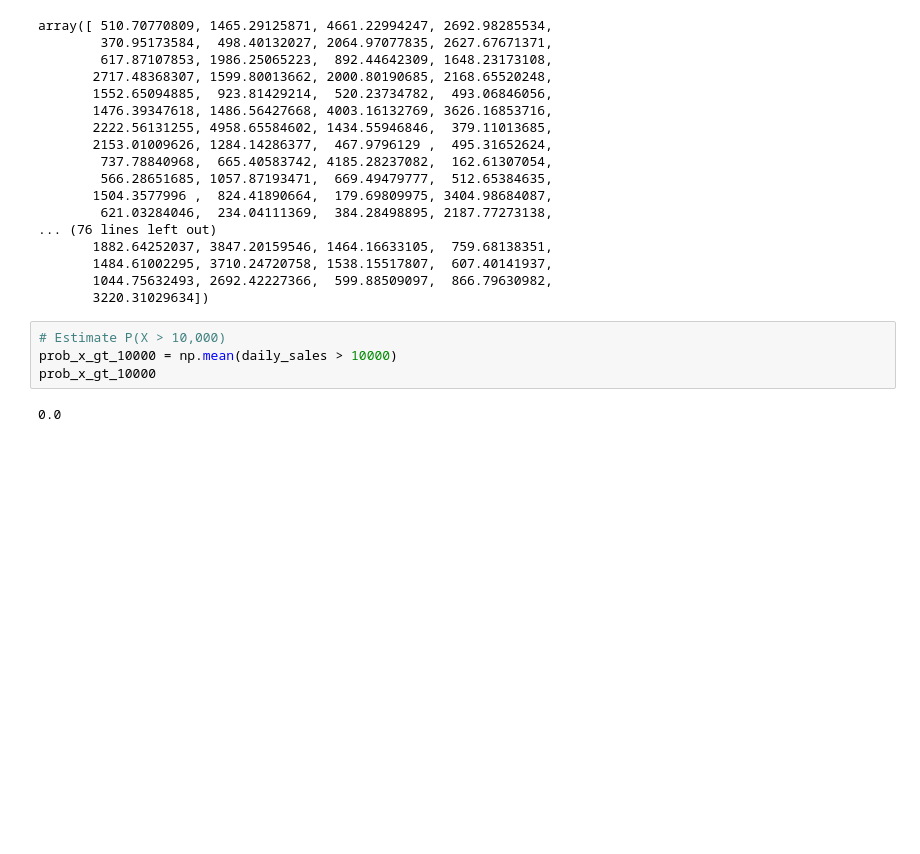
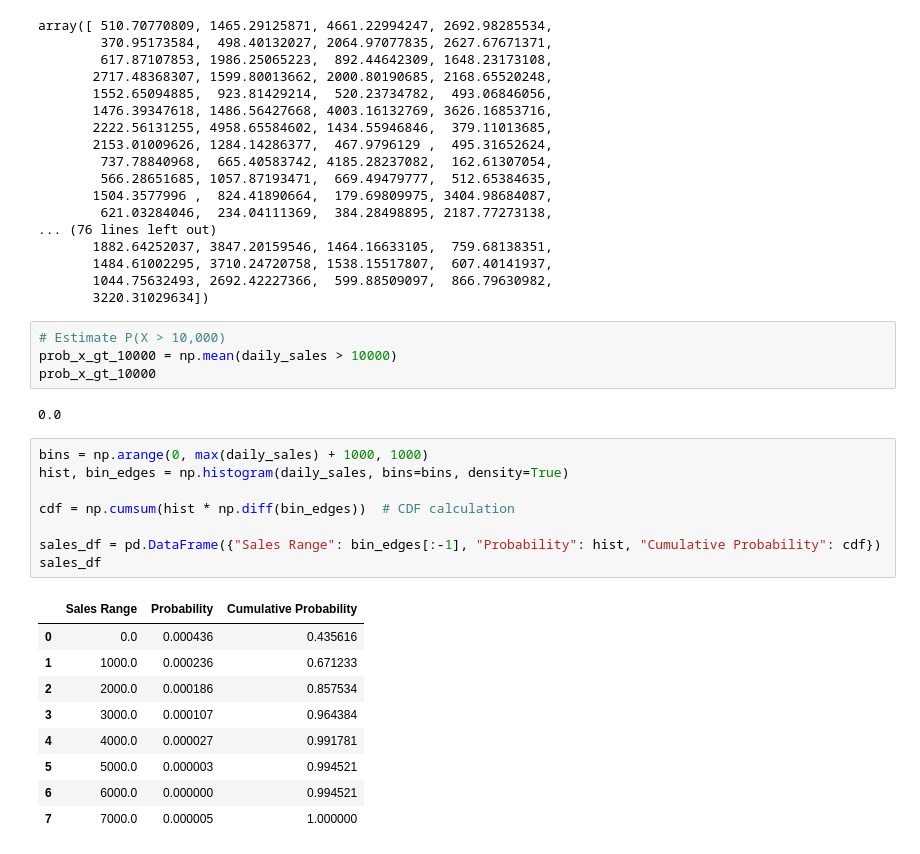
Before and after one commit to solayman-cs/CPS_6310, a Jupyter notebook: Assignment_3.ipynb, the cells around one changed output. Cells and saved outputs as stored; diff of their text form; blank space fills up the shorter version.

```diff
--- a/Assignment_3.ipynb
+++ b/Assignment_3.ipynb
@@ -122,4 +122,22 @@ prob_x_gt_10000 = np.mean(daily_sales > 10000)
 prob_x_gt_10000
 # %% [output]
 0.0
+# %%
+bins = np.arange(0, max(daily_sales) + 1000, 1000)
+hist, bin_edges = np.histogram(daily_sales, bins=bins, density=True)
+
+cdf = np.cumsum(hist * np.diff(bin_edges))  # CDF calculation
+
+sales_df = pd.DataFrame({"Sales Range": bin_edges[:-1], "Probability": hist, "Cumulative Probability": cdf})
+sales_df
+# %% [output]
+|  | Sales Range | Probability | Cumulative Probability |
+| 0 | 0.0 | 0.000436 | 0.435616 |
+| 1 | 1000.0 | 0.000236 | 0.671233 |
+| 2 | 2000.0 | 0.000186 | 0.857534 |
+| 3 | 3000.0 | 0.000107 | 0.964384 |
+| 4 | 4000.0 | 0.000027 | 0.991781 |
+| 5 | 5000.0 | 0.000003 | 0.994521 |
+| 6 | 6000.0 | 0.000000 | 0.994521 |
+| 7 | 7000.0 | 0.000005 | 1.000000 |
 # %%
```
Also changed, not shown: parts of 7 cells of this notebook.
